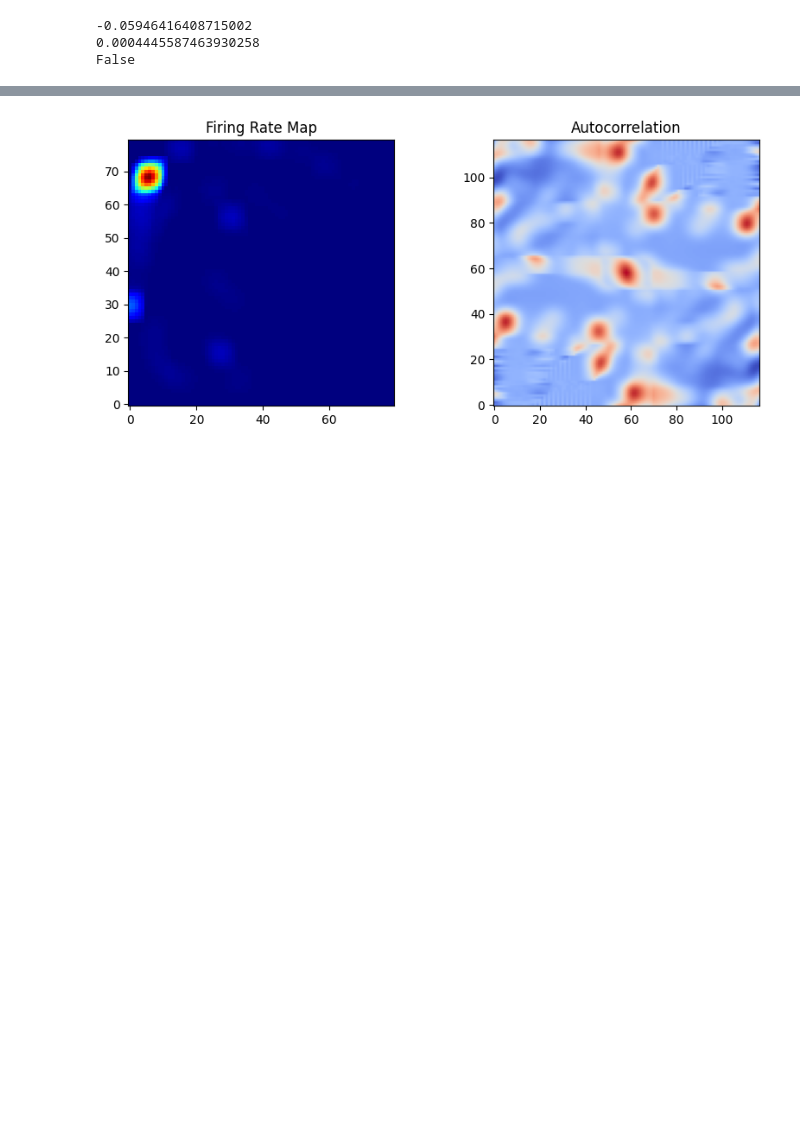
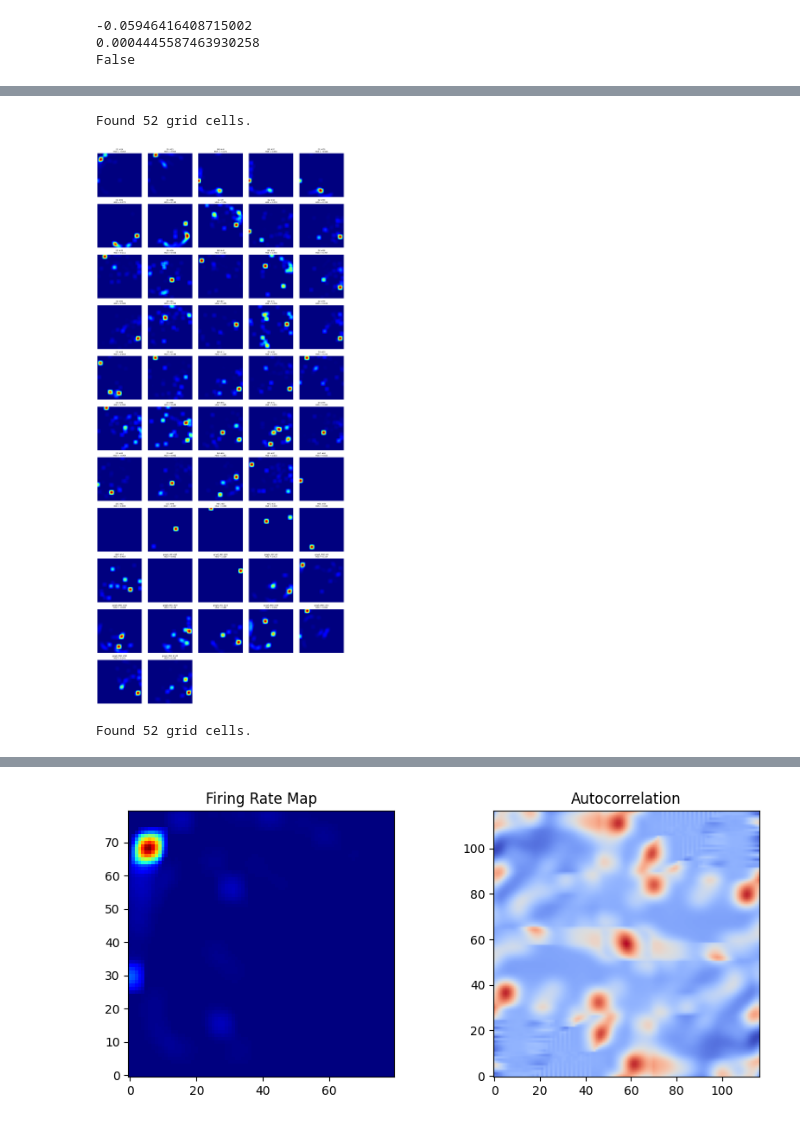
Before and after one commit to Sindhuramrutha/2d_hippocampal_cells, a Jupyter notebook: grid-cell-code/grid-cell-scorer.ipynb, the cells around one changed output, grey strips where cells are left out. Cells and saved outputs as stored; diff of their text form; code cells hidden in the pictures; blank space fills up the shorter version.

```diff
--- a/grid-cell-code/grid-cell-scorer.ipynb
+++ b/grid-cell-code/grid-cell-scorer.ipynb
@@ -935,0 +1024,62 @@ Grid cells found: 6
+# %%
+import math
+import matplotlib.pyplot as plt
+import numpy as np
+
+grid_cells = [r for r in results if r["is_grid_cell"]]
+
+print(f"Found {len(grid_cells)} grid cells.")
+
+if len(grid_cells) == 0:
+    print("No grid cells detected.")
+
+else:
+
+    ncols = 5
+    nrows = math.ceil(len(grid_cells) / ncols)
+
+    fig, axes = plt.subplots(
+        nrows,
+        ncols,
+        figsize=(3.5*ncols, 3.5*nrows)
+    )
+
+    axes = np.array(axes).reshape(-1)
+
+    for ax in axes:
+        ax.axis("off")
+
+    for ax, cell in zip(axes, grid_cells):
+
+        neuron_idx = cell["global_index"] - 1
+
+        firing_map, extent = build_firing_rate_map(
+            responses=activations[:, neuron_idx],
+            pos=raw_pos,
+            occupancy_map=occupancy_map,
+            thresh_param=1.5,
+            res_param=80,
+        )
+
+        im = ax.imshow(
+            firing_map,
+            origin="lower",
+            extent=extent,
+            cmap="jet",
+            aspect="equal",
+        )
+
+        ax.set_title(
+            f"{cell['layer']} #{cell['layer_neuron_index']}\n"
+            f"HGS = {cell['original_hgs']:.3f}",
+            fontsize=9,
+        )
+
+        ax.set_xticks([])
+        ax.set_yticks([])
+
+    plt.tight_layout()
+    plt.show()
+# %% [output]
+Found 52 grid cells.
+[figure, added]
@@ -935,0 +1088,6 @@ Grid cells found: 6
+# %%
+grid_cells = [r for r in results if r["is_grid_cell"]]
+
+print(f"Found {len(grid_cells)} grid cells.")
+# %% [output]
+Found 52 grid cells.
```
Also changed, not shown: parts of 11 cells of this notebook, 2 other files.
